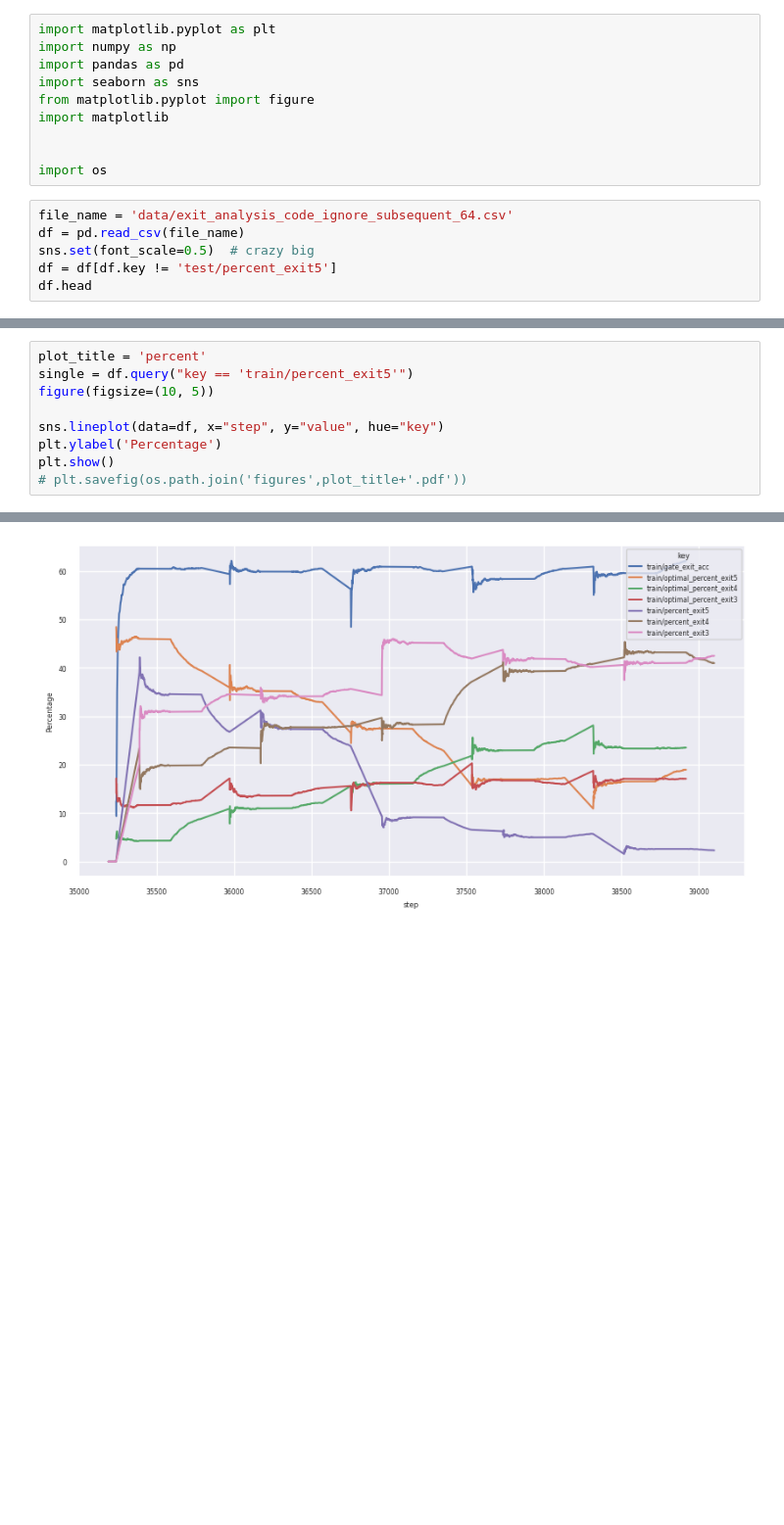
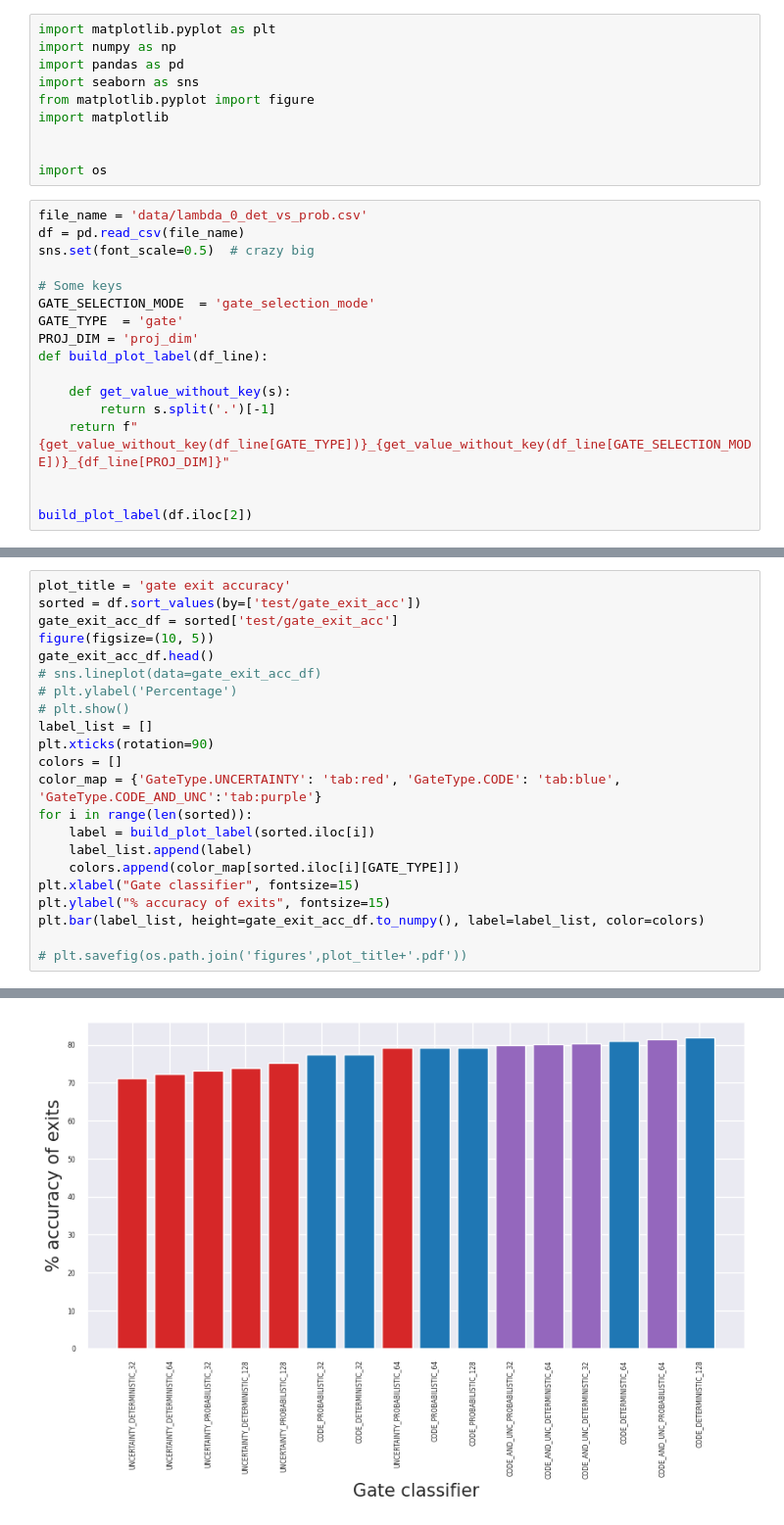
Before and after one commit to networkslab/dynn, a Jupyter notebook: src/notebooks/generate_plot_mlflow.ipynb, the cells around one changed output, grey strips where cells are left out. Shown at 98% size. Saved outputs shown, nothing was run; the diff lists cells and outputs as text; blank space fills up the shorter version.

Commit message:
Plot new mlflow plots using matplotlib

```diff
--- a/src/notebooks/generate_plot_mlflow.ipynb
+++ b/src/notebooks/generate_plot_mlflow.ipynb
@@ -9,9 +9,20 @@ import matplotlib
 
 import os
 # %%
-file_name = 'data/exit_analysis_code_ignore_subsequent_64.csv'
+file_name = 'data/lambda_0_det_vs_prob.csv'
 df = pd.read_csv(file_name)
 sns.set(font_scale=0.5)  # crazy big
-df = df[df.key != 'test/percent_exit5']
-df.head
+
+# Some keys
+GATE_SELECTION_MODE  = 'gate_selection_mode'
+GATE_TYPE  = 'gate'
+PROJ_DIM = 'proj_dim'
+def build_plot_label(df_line):
+
+    def get_value_without_key(s):
+        return s.split('.')[-1]
+    return f"{get_value_without_key(df_line[GATE_TYPE])}_{get_value_without_key(df_line[GATE_SELECTION_MODE])}_{df_line[PROJ_DIM]}"
+
+
+build_plot_label(df.iloc[2])
 # %% [output]
@@ -35,10 +30,23 @@ df.head
 # %%
-plot_title = 'percent'
-single = df.query("key == 'train/percent_exit5'")
+plot_title = 'gate exit accuracy'
+sorted = df.sort_values(by=['test/gate_exit_acc'])
+gate_exit_acc_df = sorted['test/gate_exit_acc']
 figure(figsize=(10, 5))
+gate_exit_acc_df.head()
+# sns.lineplot(data=gate_exit_acc_df)
+# plt.ylabel('Percentage')
+# plt.show()
+label_list = []
+plt.xticks(rotation=90)
+colors = []
+color_map = {'GateType.UNCERTAINTY': 'tab:red', 'GateType.CODE': 'tab:blue', 'GateType.CODE_AND_UNC':'tab:purple'}
+for i in range(len(sorted)):
+    label = build_plot_label(sorted.iloc[i])
+    label_list.append(label)
+    colors.append(color_map[sorted.iloc[i][GATE_TYPE]])
+plt.xlabel("Gate classifier", fontsize=15)
+plt.ylabel("% accuracy of exits", fontsize=15)
+plt.bar(label_list, height=gate_exit_acc_df.to_numpy(), label=label_list, color=colors)
 
-sns.lineplot(data=df, x="step", y="value", hue="key")
-plt.ylabel('Percentage')
-plt.show()
 # plt.savefig(os.path.join('figures',plot_title+'.pdf'))
 # %% [output]
@@ -45,2 +54,2 @@ plt.show()
-[figure, old version]
+[figure, new version]
 # %%
```
Also changed, not shown: parts of 4 cells of this notebook.
